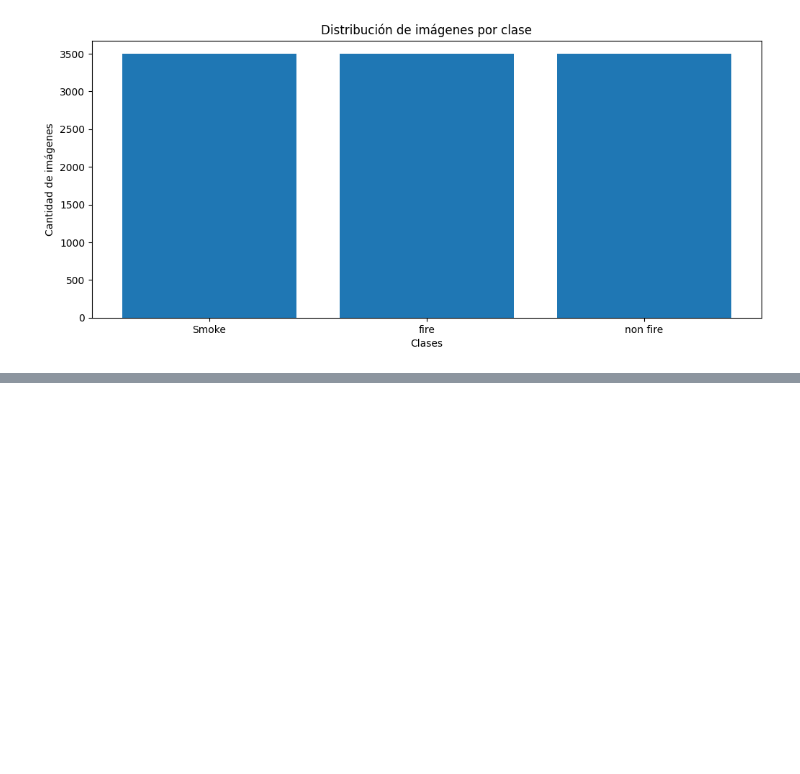
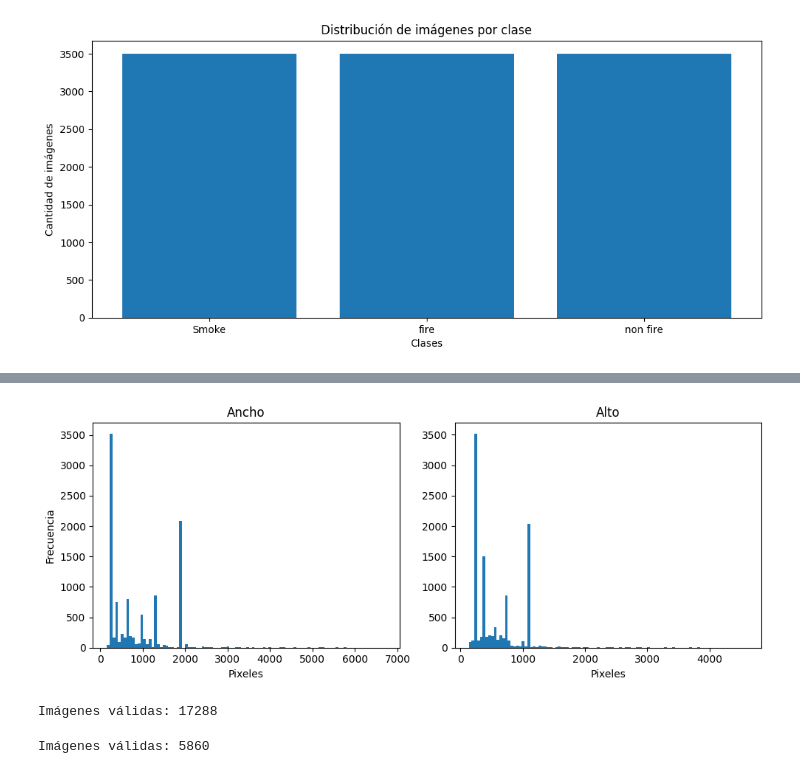
Before and after one commit to SapoPy/Proyecto-de-deteccion-de-incendios-con-una-CNN, a Jupyter notebook: explorar_dataset.ipynb, the cells around one changed output, grey strips where cells are left out. Cells and saved outputs as stored; diff of their text form; code cells hidden in the pictures; blank space fills up the shorter version.

```diff
--- a/explorar_dataset.ipynb
+++ b/explorar_dataset.ipynb
@@ -95,0 +123,27 @@ plt.show()
+# %%
+hist_horizontal = []
+hist_vertical = []
+
+for path, _ in fireeye_test.samples:
+    with Image.open(path) as img:
+        width, height = img.size
+        hist_horizontal.append(width)
+        hist_vertical.append(height)
+# %%
+fig, ax = plt.subplots(1, 2, figsize=(10, 4))
+
+# Histograma horizontal
+ax[0].hist(hist_horizontal, bins=100)
+ax[0].set_title("Ancho")
+ax[0].set_xlabel("Pixeles")
+ax[0].set_ylabel("Frecuencia")
+
+# Histograma vertical
+ax[1].hist(hist_vertical, bins=100)
+ax[1].set_title("Alto")
+ax[1].set_xlabel("Pixeles")
+
+plt.tight_layout()
+plt.show()
+# %% [output]
+[figure, added]
@@ -95,0 +162,4 @@ plt.show()
+# %%
+print(f"Imágenes válidas: {len(fireeye_train.samples)}")
+# %% [output]
+Imágenes válidas: 17288
@@ -95,0 +176,4 @@ plt.show()
+# %%
+print(f"Imágenes válidas: {len(fireeye_test.samples)}")
+# %% [output]
+Imágenes válidas: 5860
```
Also changed, not shown: parts of 8 cells of this notebook.
